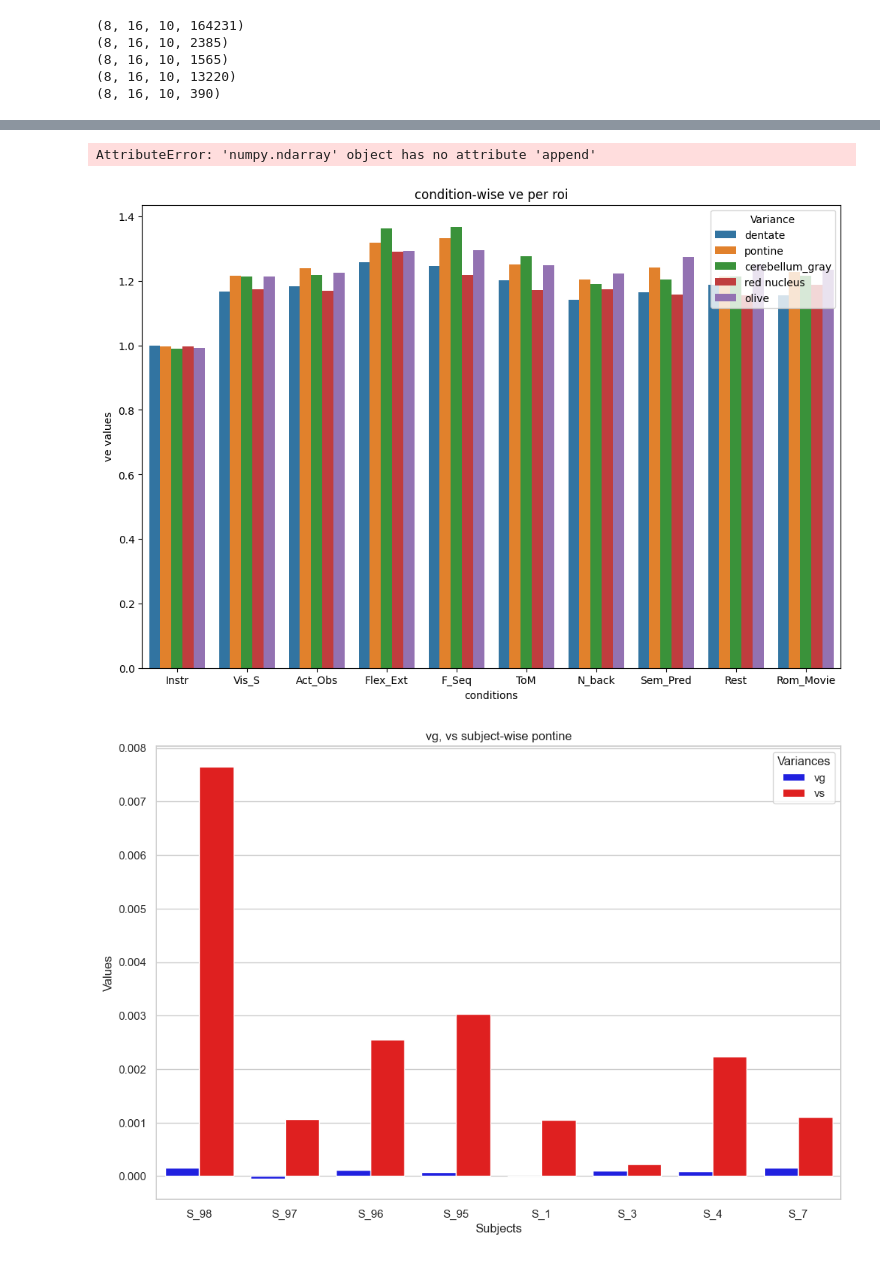
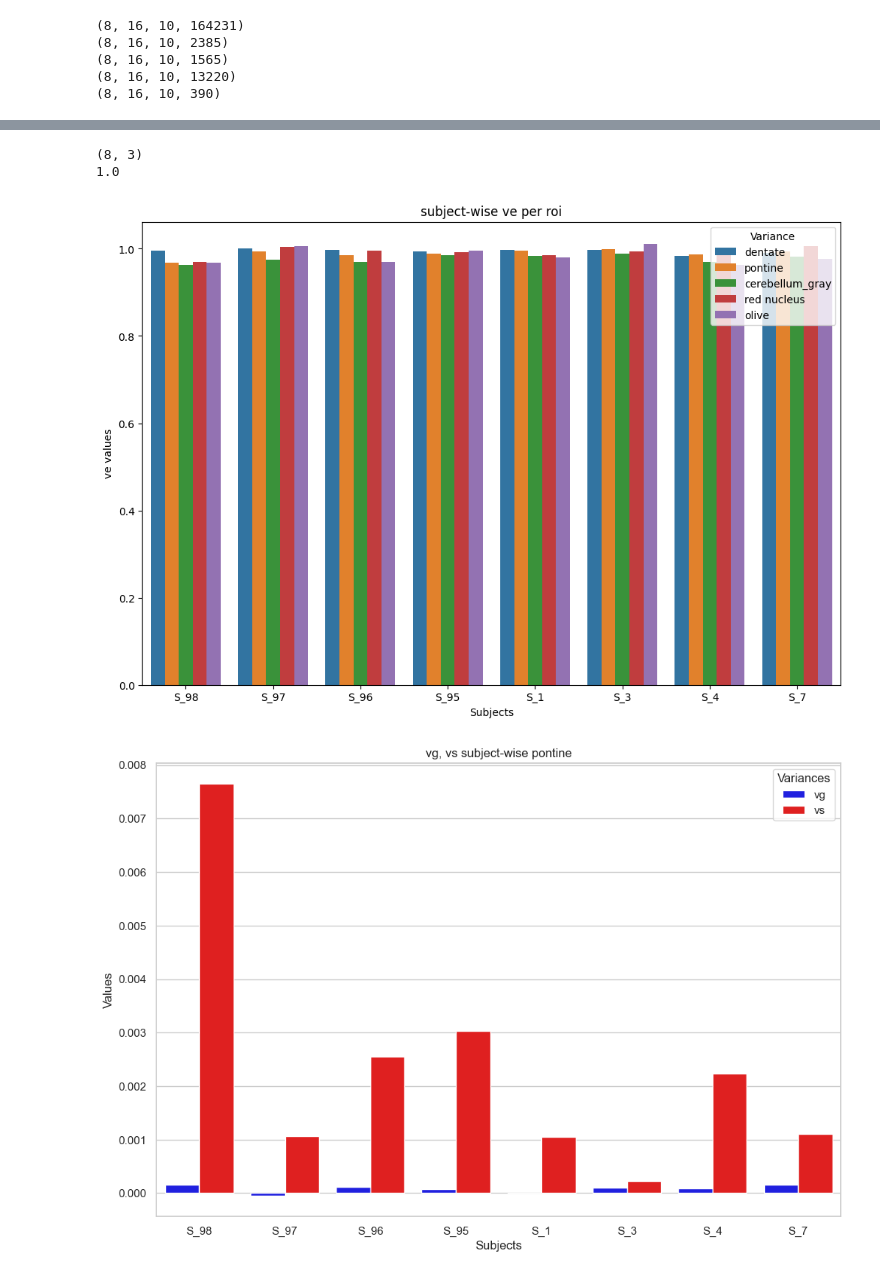
Before and after one commit to DiedrichsenLab/Pontine7T, a Jupyter notebook: notebooks/plots_decomp_var.ipynb, the cells around one changed output, grey strips where cells are left out. Saved outputs shown, nothing was run; the diff lists cells and outputs as text; code cells hidden in the pictures.

Commit message:
normalized properly

```diff
--- a/notebooks/plots_decomp_var.ipynb
+++ b/notebooks/plots_decomp_var.ipynb
@@ -361,44 +364,62 @@ variances_o= decompose_pattern_into_group_indiv_noise(tensor_mean_subtract_o, cr
-# %%
-#normalizing variances
-
-for i in range(10):
-    var_d_norm = variances_d/(variances_d[i][0] + variances_d[i][1] + variances_d[i][2])
-    var_p_norm = variances_p/(variances_p[i][0] + variances_p[i][1] + variances_p[i][2])
-    var_o_norm = variances_o/(variances_o[i][0] + variances_o[i][1] + variances_o[i][2])
-    var_r_norm = variances_r/(variances_r[i][0] + variances_r[i][1] + variances_r[i][2])
-
-#var_c_norm = variances_c/(variances_c[0][0] + variances_c[0][1] + variances_c[0][2])
-
-print(var_r_norm[8][0]+var_r_norm[8][1]+var_r_norm[8][2])
-print(var_r_norm)
-# %% [output]
-AttributeError: 'numpy.ndarray' object has no attribute 'append'
+# %%
+import pandas as pd
+
+# Assuming variances_d, variances_p, variances_o, variances_r are defined
+
+var_d_normalized = numpy.zeros((8,3))
+var_p_normalized = numpy.zeros((8,3))
+var_c_normalized = numpy.zeros((8,3))
+var_o_normalized = numpy.zeros((8,3))
+var_r_normalized = numpy.zeros((8,3))
+
+print(var_c_normalized.shape)
+
+for i in range(8):
+    row_sum_d = numpy.sum(variances_d[i])
+    var_d_normalized[i] = variances_d[i]/row_sum_d
+
+    row_sum_r = numpy.sum(variances_r[i])
+    var_r_normalized[i] = variances_r[i]/row_sum_r
+
+    row_sum_p = numpy.sum(variances_p[i])
+    var_p_normalized[i] = variances_p[i]/ row_sum_p
+
+    row_sum_o = numpy.sum(variances_o[i])
+    var_o_normalized[i] = variances_o[i]/ row_sum_o
+
+    row_sum_c = numpy.sum(variances_c[i])
+    var_c_normalized[i] = variances_c[i]/ row_sum_c
+
+print(var_o_normalized[0][0] + var_o_normalized[0][1] + var_o_normalized[0][2])
+# %% [output]
+(8, 3)
+1.0
 # %%
 # plot variances per roi (each variance separately), mean subtracted, for condition or for subject
 data = {
-    #'Subjects': ['S_98', 'S_97', 'S_96', 'S_95', 'S_1', 'S_3', 'S_4', 'S_7'],
-    'conditions': ["Instr", "Vis_S", "Act_Obs", "Flex_Ext", "F_Seq", "ToM", "N_back", "Sem_Pred", "Rest", "Rom_Movie"],
-    'dentate': var_d_norm[:,2],
-    'pontine': var_p_norm[:,2],
-    'cerebellum_gray': var_c_norm[:,2],
-    'red nucleus': var_r_norm[:,2],
-    'olive': var_o_norm[:,2]
+    'Subjects': ['S_98', 'S_97', 'S_96', 'S_95', 'S_1', 'S_3', 'S_4', 'S_7'],
+    #'conditions': ["Instr", "Vis_S", "Act_Obs", "Flex_Ext", "F_Seq", "ToM", "N_back", "Sem_Pred", "Rest", "Rom_Movie"],
+    'dentate': var_d_normalized[:,2],
+    'pontine': var_p_normalized[:,2],
+    'cerebellum_gray': var_c_normalized[:,2],
+    'red nucleus': var_r_normalized[:,2],
+    'olive': var_o_normalized[:,2]
 }
 
 df = pandas.DataFrame(data)
 
 #seaborn process
-df_melted = pandas.melt(df, id_vars=['conditions'], var_name='Variance', value_name='Value')
+df_melted = pandas.melt(df, id_vars=['Subjects'], var_name='Variance', value_name='Value')
 
 plt.figure(figsize=(12, 8))
-sns.barplot(x='conditions', y='Value', hue='Variance', data=df_melted)
-plt.xlabel('conditions')
+sns.barplot(x='Subjects', y='Value', hue='Variance', data=df_melted)
+plt.xlabel('Subjects')
 plt.ylabel('ve values')
-plt.title('condition-wise ve per roi')
+plt.title('subject-wise ve per roi')
 plt.legend(title='Variance', loc='upper right')
 plt.show()
 # %% [output]
-[figure, old version]
+[figure, new version]
 # %%
 #Plot subject-wise variance per ROI
 
```
Also changed, not shown: parts of 2 cells of this notebook.
